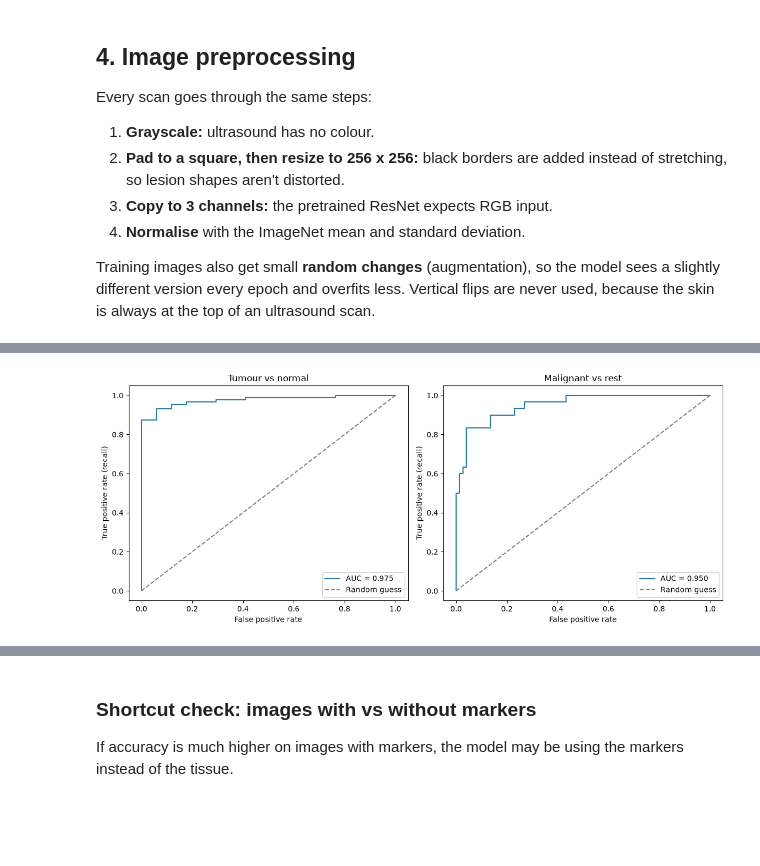
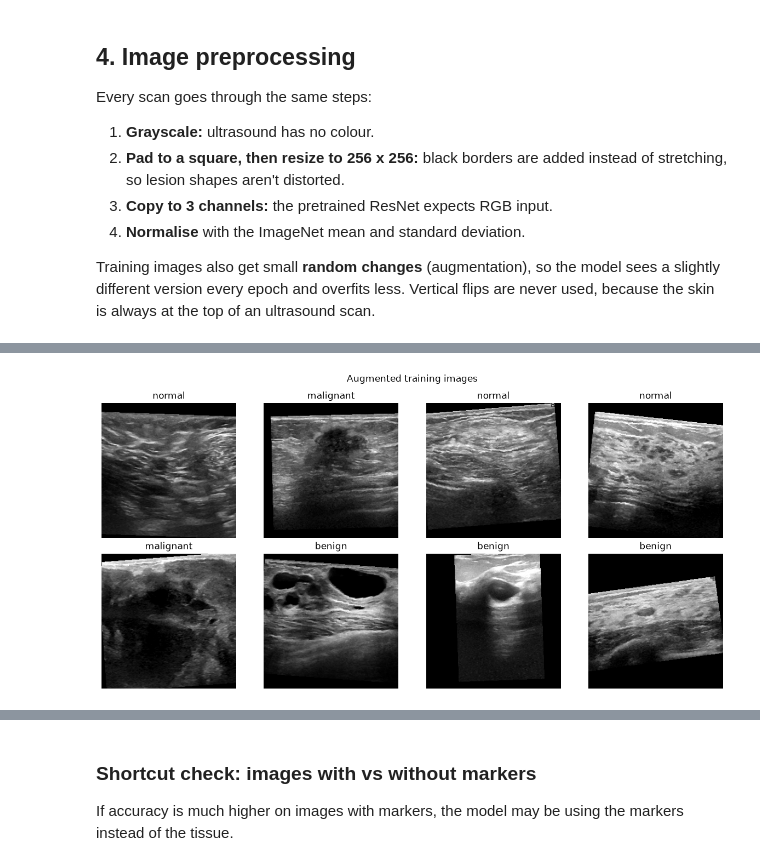
Before and after one commit to Prajwaln08/breast-cancer-detection, a Jupyter notebook: ultrasonic_scans/02_model_classifier.ipynb, the cells around one changed output, grey strips where cells are left out. Drawn from its saved outputs; the diff is of its cells as text; code cells hidden in the pictures; blank space fills up the shorter version.

```diff
--- a/ultrasonic_scans/02_model_classifier.ipynb
+++ b/ultrasonic_scans/02_model_classifier.ipynb
@@ -379,12 +154,0 @@ weighted avg      0.832     0.827     0.828       104
-# %%
-# v2: v1 and v2 confusion matrices side by side
-fig, axes = plt.subplots(1, 2, figsize=(13, 5))
-for ax, (title, pred) in zip(axes, [('v1: most likely class', y_pred_v1),
-                                    (f'v2: malignant if P(malignant) >= {MALIGNANT_THRESHOLD:.2f}', y_pred)]):
-    ConfusionMatrixDisplay(confusion_matrix(y_true, pred), display_labels=CLASSES).plot(cmap='Blues', ax=ax, colorbar=False)
-    ax.set_title(title)
-
-plt.suptitle('Test confusion matrices (rows = true, columns = predicted)')
-plt.tight_layout()
-plt.savefig(OUTPUT_DIR / 'confusion_matrix.png', dpi=120, bbox_inches='tight')
-plt.show()
@@ -484,20 +155,35 @@ comparison
-# %%
-fig, axes = plt.subplots(1, 2, figsize=(12, 5))
-
-for ax, (title, truth, score, auc) in zip(axes, [
-    ('Tumour vs normal', is_tumour, p_tumour, metrics['tumour_roc_auc']),
-    ('Malignant vs rest', is_malignant, p_malignant, metrics['malignant_roc_auc']),
-]):
-    false_pos_rate, true_pos_rate, _ = roc_curve(truth, score)
-    ax.plot(false_pos_rate, true_pos_rate, label=f'AUC = {auc:.3f}')
-    ax.plot([0, 1], [0, 1], color='grey', linestyle='--', label='Random guess')
-    ax.set_xlabel('False positive rate')
-    ax.set_ylabel('True positive rate (recall)')
-    ax.set_title(title)
-    ax.legend()
-
-plt.tight_layout()
-plt.savefig(OUTPUT_DIR / 'roc_curves.png', dpi=120, bbox_inches='tight')
-plt.show()
-# %% [output]
-[figure, removed]
+# %%
+class ScanDataset(Dataset):
+    """Gives (image tensor, class number) for each row of the manifest."""
+
+    def __init__(self, frame, transform):
+        self.frame = frame.reset_index(drop=True)
+        self.transform = transform
+
+    def __len__(self):
+        return len(self.frame)
+
+    def __getitem__(self, i):
+        row = self.frame.iloc[i]
+        image = pad_to_square(Image.open(DATA_DIR / row['image_path']))
+        return self.transform(image), row['target']
+
+
+def make_loader(frame, train=False):
+    """v3: a DataLoader for any part of the data. Training loaders shuffle and augment; others keep the order."""
+    transform = train_transform if train else eval_transform
+    return DataLoader(ScanDataset(frame, transform), batch_size=BATCH_SIZE, shuffle=train)
+# %%
+# Look at one batch of augmented training images
+images, targets = next(iter(make_loader(pool_df, train=True)))
+
+fig, axes = plt.subplots(2, 4, figsize=(12, 6))
+for ax, image, target in zip(axes.flat, images, targets):
+    ax.imshow((image[0] * IMAGENET_STD[0] + IMAGENET_MEAN[0]).numpy(), cmap='gray')   # undo normalisation to display
+    ax.set_title(CLASSES[target])
+    ax.axis('off')
+plt.suptitle('Augmented training images')
+plt.tight_layout()
+plt.show()
+# %% [output]
+[figure, added]
```
Also changed, not shown: parts of 51 cells of this notebook, 1 other file.
